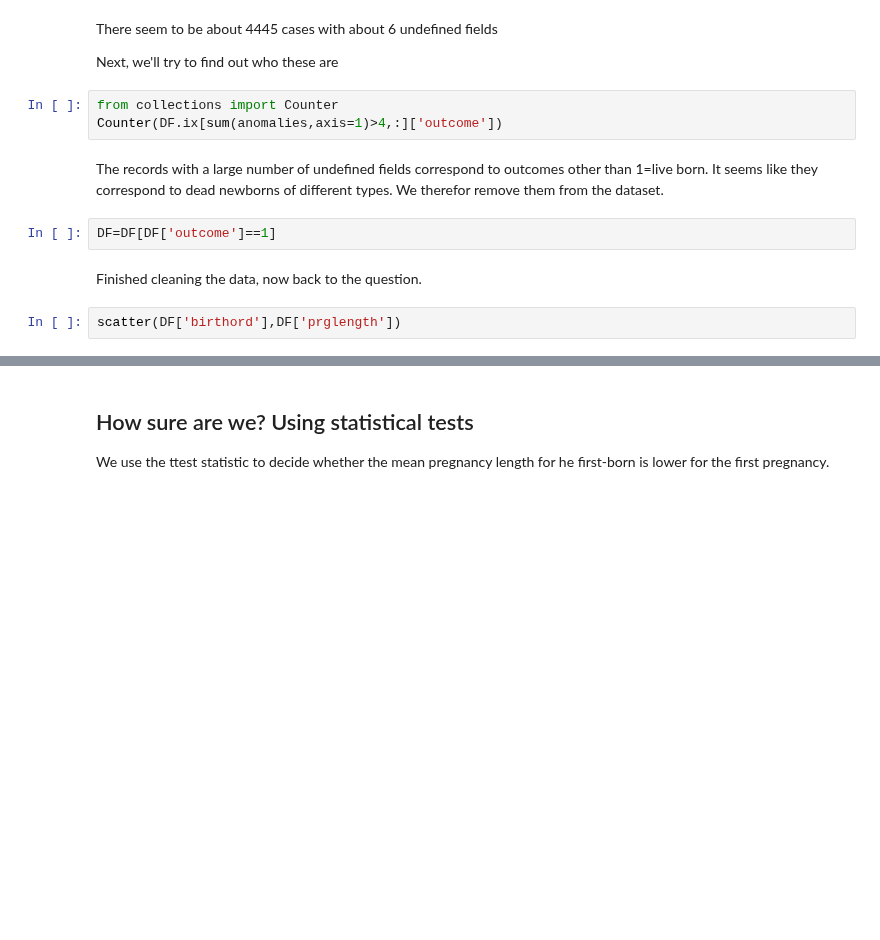
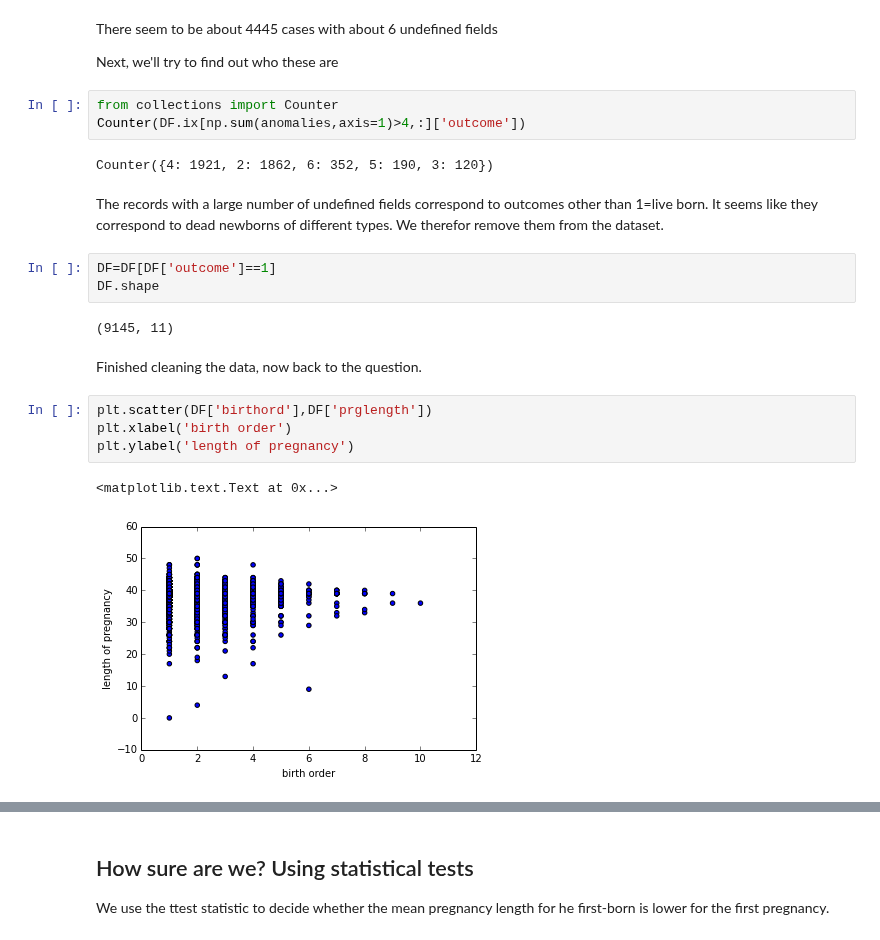
Before and after one commit to snazrul1/ssnazrul, a Jupyter notebook: DSE200/day_1_python_and_unix/1_pregnancy_length_analysis.ipynb, the cells around one changed output, grey strips where cells are left out. Drawn from its saved outputs; the diff is of its cells as text; blank space fills up the shorter version.

```diff
--- a/DSE200/day_1_python_and_unix/1_pregnancy_length_analysis.ipynb
+++ b/DSE200/day_1_python_and_unix/1_pregnancy_length_analysis.ipynb
@@ -109,14 +158,24 @@ There seem to be about 4445 cases with about 6 undefined fields
 Next, we'll try to find out who these are
 # %%
 from collections import Counter
-Counter(DF.ix[sum(anomalies,axis=1)>4,:]['outcome'])
+Counter(DF.ix[np.sum(anomalies,axis=1)>4,:]['outcome'])
+# %% [output]
+Counter({4: 1921, 2: 1862, 6: 352, 5: 190, 3: 120})
 # %% [markdown]
 The records with a large number of undefined fields correspond to outcomes other than 1=live born. It seems like they correspond to dead newborns of different types. We therefor remove them from the dataset.
 # %%
 DF=DF[DF['outcome']==1]
+DF.shape
+# %% [output]
+(9145, 11)
 # %% [markdown]
 Finished cleaning the data, now back to the question.
-# %%
-scatter(DF['birthord'],DF['prglength'])
+# %%
+plt.scatter(DF['birthord'],DF['prglength'])
+plt.xlabel('birth order')
+plt.ylabel('length of pregnancy')
+# %% [output]
+<matplotlib.text.Text at 0x...>
+[figure, added]
 # %%
 DF.boxplot(column='prglength',by='birthord')
```
Also changed, not shown: parts of 12 cells of this notebook, 3 other files.
